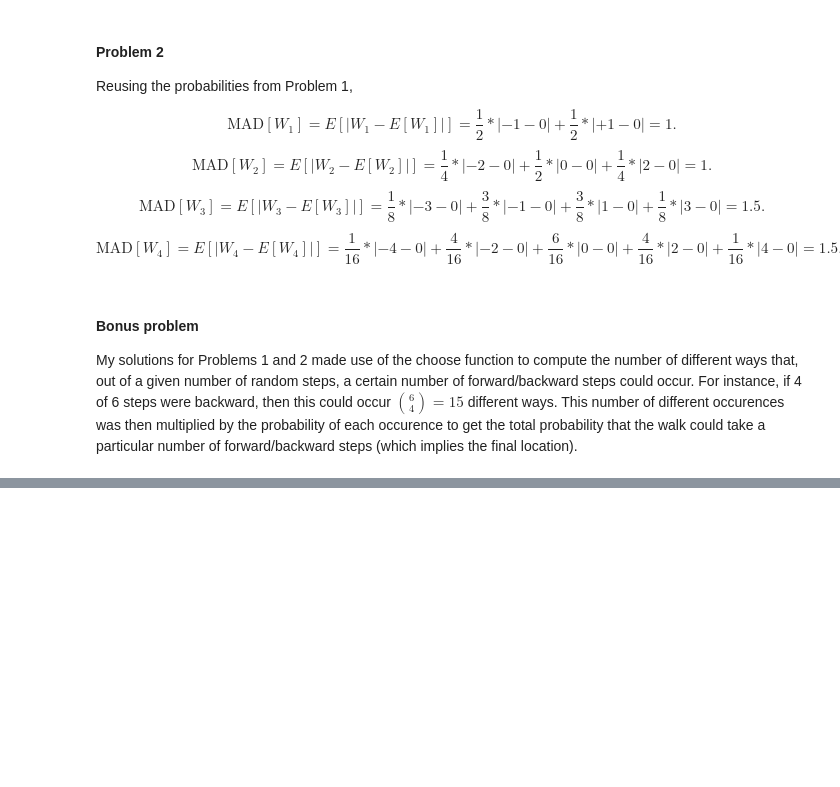
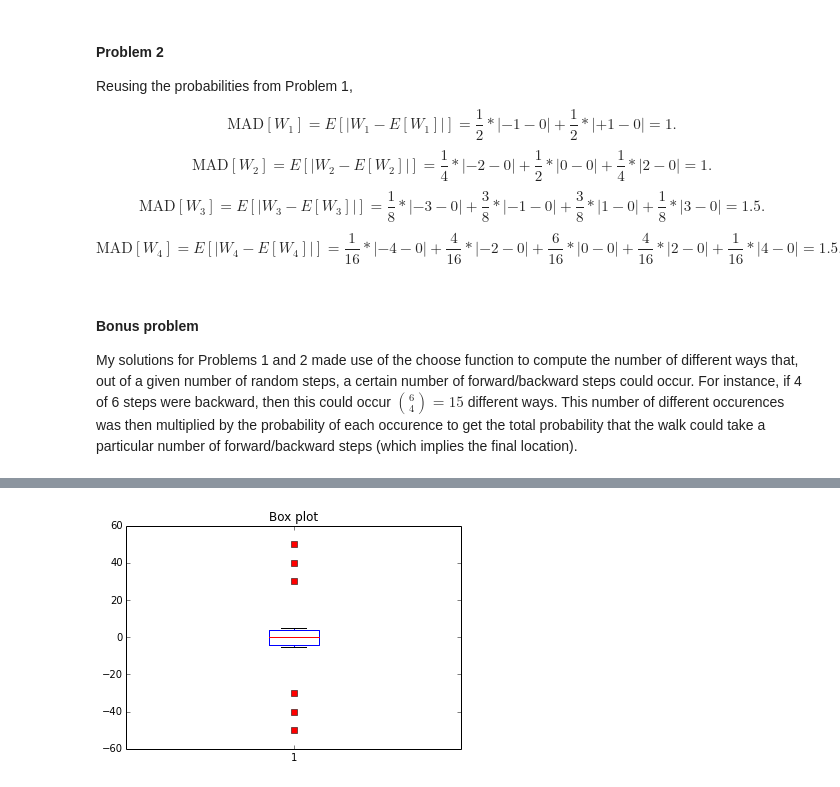
Before and after one commit to poulson/MitRW, a Jupyter notebook: SolutionsForHomework2.ipynb, the cells around one changed output, grey strips where cells are left out. Drawn from its saved outputs; the diff is of its cells as text; code cells hidden in the pictures; blank space fills up the shorter version.

```diff
--- a/SolutionsForHomework2.ipynb
+++ b/SolutionsForHomework2.ipynb
@@ -91,0 +92,15 @@ My solutions for Problems 1 and 2 made use of the choose function to compute the
+# %%
+%matplotlib inline
+import matplotlib.pyplot as plt
+
+x = [-50,-40,-30,-5,-4,-3,-2,-1,0,1,2,3,4,5,30,40,50]
+
+fig = plt.figure()
+plt.boxplot(x,
+            notch=False, # box instead of notch shape
+            sym='rs',    # red squares for outliers
+            vert=True)   # vertical box aligmnent
+t = plt.title('Box plot')
+plt.show()
+# %% [output]
+[figure, added]
```
Also changed, not shown: parts of 5 cells of this notebook, 7 other files.
